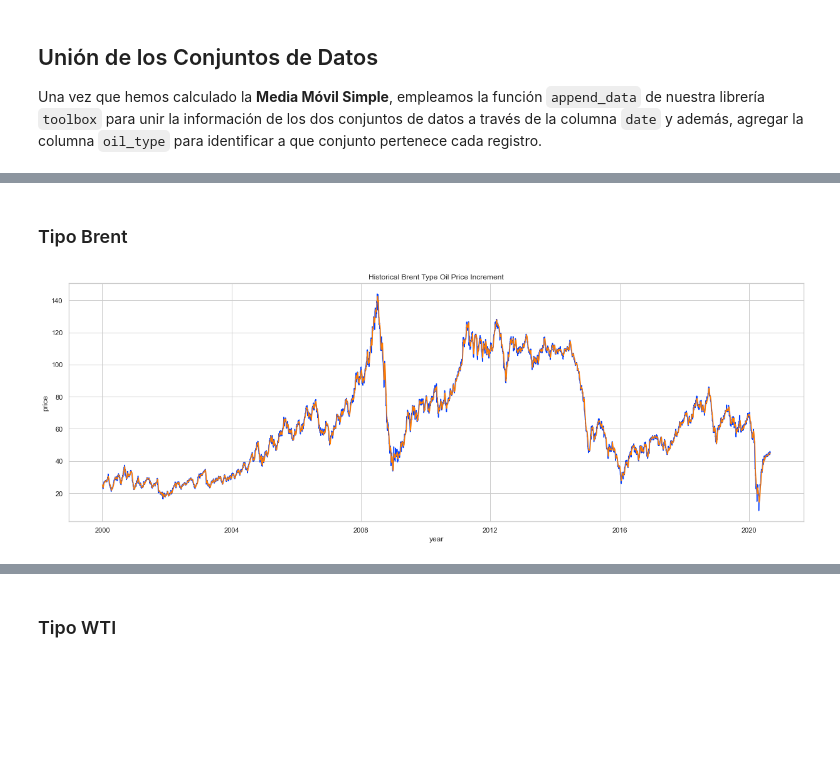
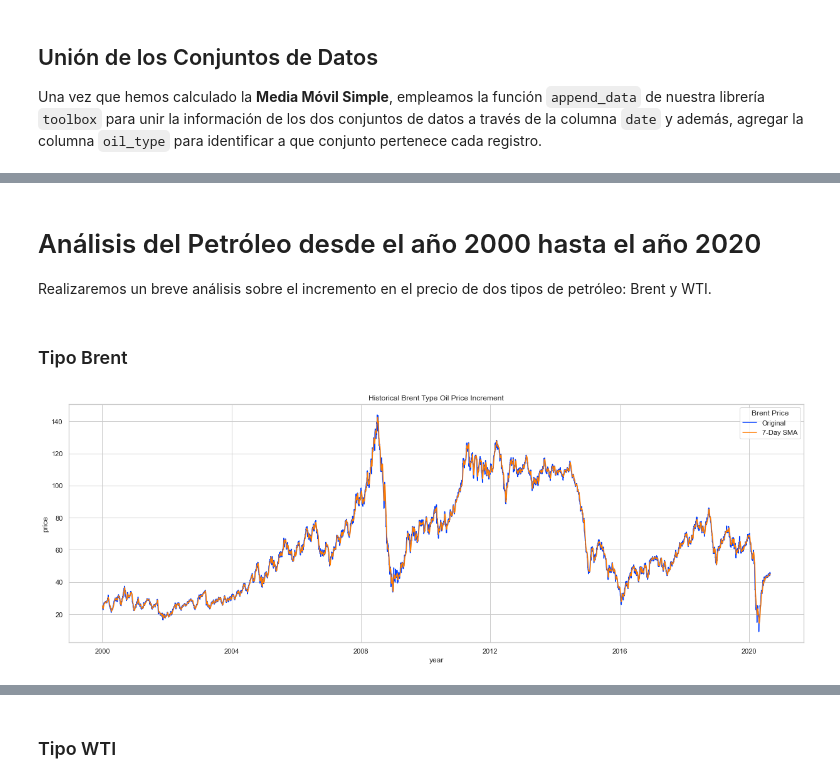
Before and after one commit to restradap001/Data-Engineer-Challenge, a Jupyter notebook: challenge.ipynb, the cells around one changed output, grey strips where cells are left out. Saved outputs shown, nothing was run; the diff lists cells and outputs as text; code cells hidden in the pictures; blank space fills up the shorter version.

```diff
--- a/challenge.ipynb
+++ b/challenge.ipynb
@@ -147,8 +156,14 @@ sns.lineplot(data=oil_data, x="date", y="price", hue="oil_type", markers=True).s
+# %% [markdown]
+# Análisis del Petróleo desde el año 2000 hasta el año 2020
+
+Realizaremos un breve análisis sobre el incremento en el precio de dos tipos de petróleo: Brent y WTI.
 # %% [markdown]
 ### Tipo Brent
 # %%
-plt.figure(figsize=(21, 7))
-sns.lineplot(data=brent_data[brent_data["date"] >= "2000-01-01"], x="date", y="price");
-sns.lineplot(data=oil_data[(oil_data["oil_type"] == "Brent") & (oil_data["date"] >= "2000-01-01")], x="date", y="price").set(title="Historical Brent Type Oil Price Increment", xlabel="year");
+figure, axes = plt.subplots(nrows=1, ncols=1, figsize=(21, 7))
+sns.lineplot(data=brent_data[brent_data["date"] >= "2000-01-01"], x="date", y="price", ax=axes);
+sns.lineplot(data=oil_data[(oil_data["oil_type"] == "Brent") & (oil_data["date"] >= "2000-01-01")], x="date", y="price", ax=axes)
+axes.legend(title="Brent Price", labels=["Original", "7-Day SMA"])
+axes.set(title="Historical Brent Type Oil Price Increment", xlabel="year");
 # %% [output]
-[figure, old version]
+[figure, new version]
```
Also changed, not shown: parts of 11 cells of this notebook, 1 other file.
